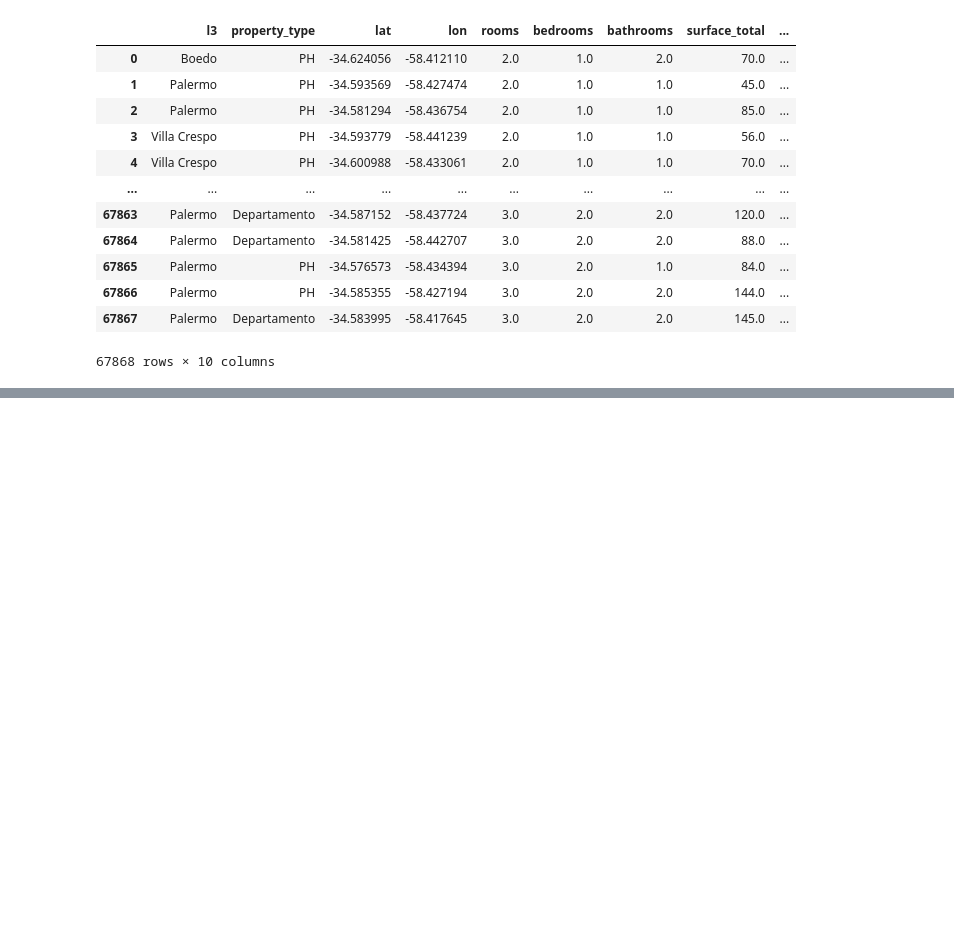
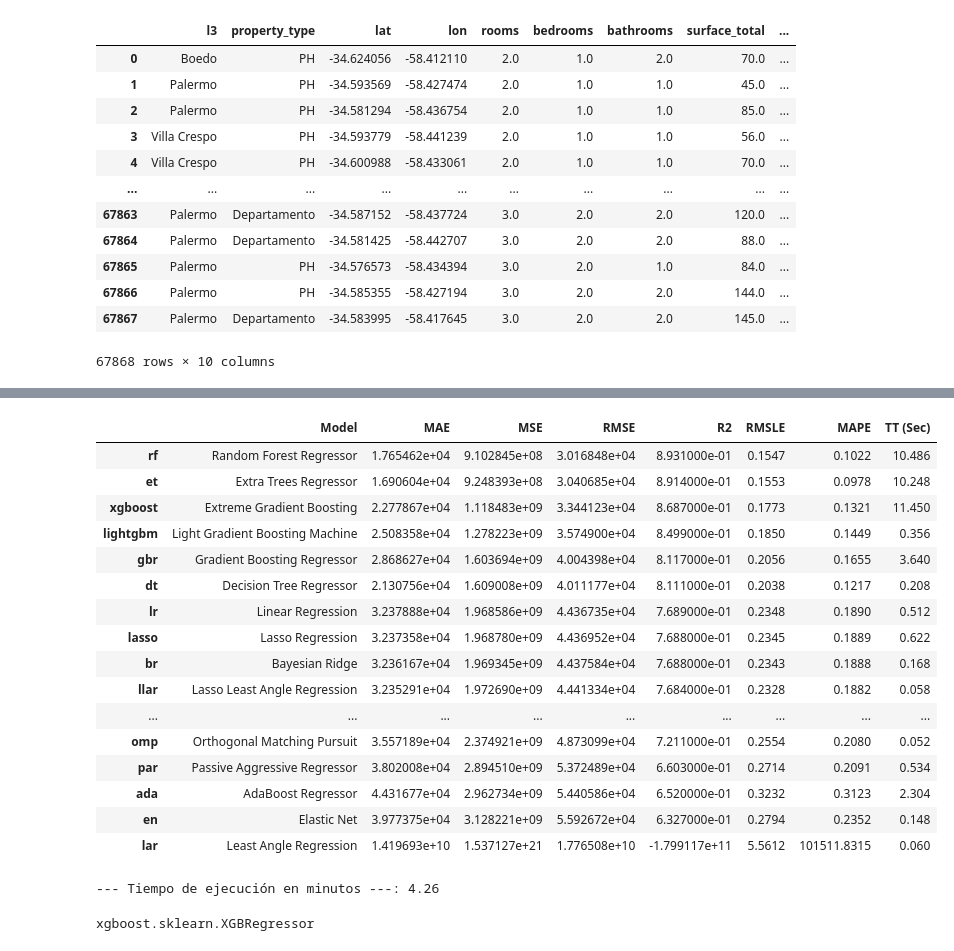
Before and after one commit to alexandergribenchenko/Acamica_P_04_Pycaret_Exploration_Project, a Jupyter notebook: Acamica_PY_04.ipynb, the cells around one changed output, grey strips where cells are left out. Drawn from its saved outputs; the diff is of its cells as text; code cells hidden in the pictures; blank space fills up the shorter version.

```diff
--- a/Acamica_PY_04.ipynb
+++ b/Acamica_PY_04.ipynb
@@ -77,0 +211,23 @@ df
+# %%
+start_time = time.time()
+best = compare_models(fold = 5 , n_select=5)
+print("--- Tiempo de ejecución en minutos ---:", round((time.time() - start_time)/60,2))
+# %% [output]
+|  | Model | MAE | MSE | RMSE | R2 | RMSLE | MAPE | TT (Sec) |
+| rf | Random Forest Regressor | 1.765462e+04 | 9.102845e+08 | 3.016848e+04 | 8.931000e-01 | 0.1547 | 0.1022 | 10.486 |
+| et | Extra Trees Regressor | 1.690604e+04 | 9.248393e+08 | 3.040685e+04 | 8.914000e-01 | 0.1553 | 0.0978 | 10.248 |
+| xgboost | Extreme Gradient Boosting | 2.277867e+04 | 1.118483e+09 | 3.344123e+04 | 8.687000e-01 | 0.1773 | 0.1321 | 11.450 |
+| lightgbm | Light Gradient Boosting Machine | 2.508358e+04 | 1.278223e+09 | 3.574900e+04 | 8.499000e-01 | 0.1850 | 0.1449 | 0.356 |
+| gbr | Gradient Boosting Regressor | 2.868627e+04 | 1.603694e+09 | 4.004398e+04 | 8.117000e-01 | 0.2056 | 0.1655 | 3.640 |
+| dt | Decision Tree Regressor | 2.130756e+04 | 1.609008e+09 | 4.011177e+04 | 8.111000e-01 | 0.2038 | 0.1217 | 0.208 |
+| lr | Linear Regression | 3.237888e+04 | 1.968586e+09 | 4.436735e+04 | 7.689000e-01 | 0.2348 | 0.1890 | 0.512 |
+| lasso | Lasso Regression | 3.237358e+04 | 1.968780e+09 | 4.436952e+04 | 7.688000e-01 | 0.2345 | 0.1889 | 0.622 |
+| br | Bayesian Ridge | 3.236167e+04 | 1.969345e+09 | 4.437584e+04 | 7.688000e-01 | 0.2343 | 0.1888 | 0.168 |
+| llar | Lasso Least Angle Regression | 3.235291e+04 | 1.972690e+09 | 4.441334e+04 | 7.684000e-01 | 0.2328 | 0.1882 | 0.058 |
+| ... | ... | ... | ... | ... | ... | ... | ... | ... |
+| omp | Orthogonal Matching Pursuit | 3.557189e+04 | 2.374921e+09 | 4.873099e+04 | 7.211000e-01 | 0.2554 | 0.2080 | 0.052 |
+| par | Passive Aggressive Regressor | 3.802008e+04 | 2.894510e+09 | 5.372489e+04 | 6.603000e-01 | 0.2714 | 0.2091 | 0.534 |
+| ada | AdaBoost Regressor | 4.431677e+04 | 2.962734e+09 | 5.440586e+04 | 6.520000e-01 | 0.3232 | 0.3123 | 2.304 |
+| en | Elastic Net | 3.977375e+04 | 3.128221e+09 | 5.592672e+04 | 6.327000e-01 | 0.2794 | 0.2352 | 0.148 |
+| lar | Least Angle Regression | 1.419693e+10 | 1.537127e+21 | 1.776508e+10 | -1.799117e+11 | 5.5612 | 101511.8315 | 0.060 |
+--- Tiempo de ejecución en minutos ---: 4.26
@@ -77,0 +237,4 @@ df
+# %%
+type(best[2])
+# %% [output]
+xgboost.sklearn.XGBRegressor
```
Also changed, not shown: parts of 28 cells of this notebook.
